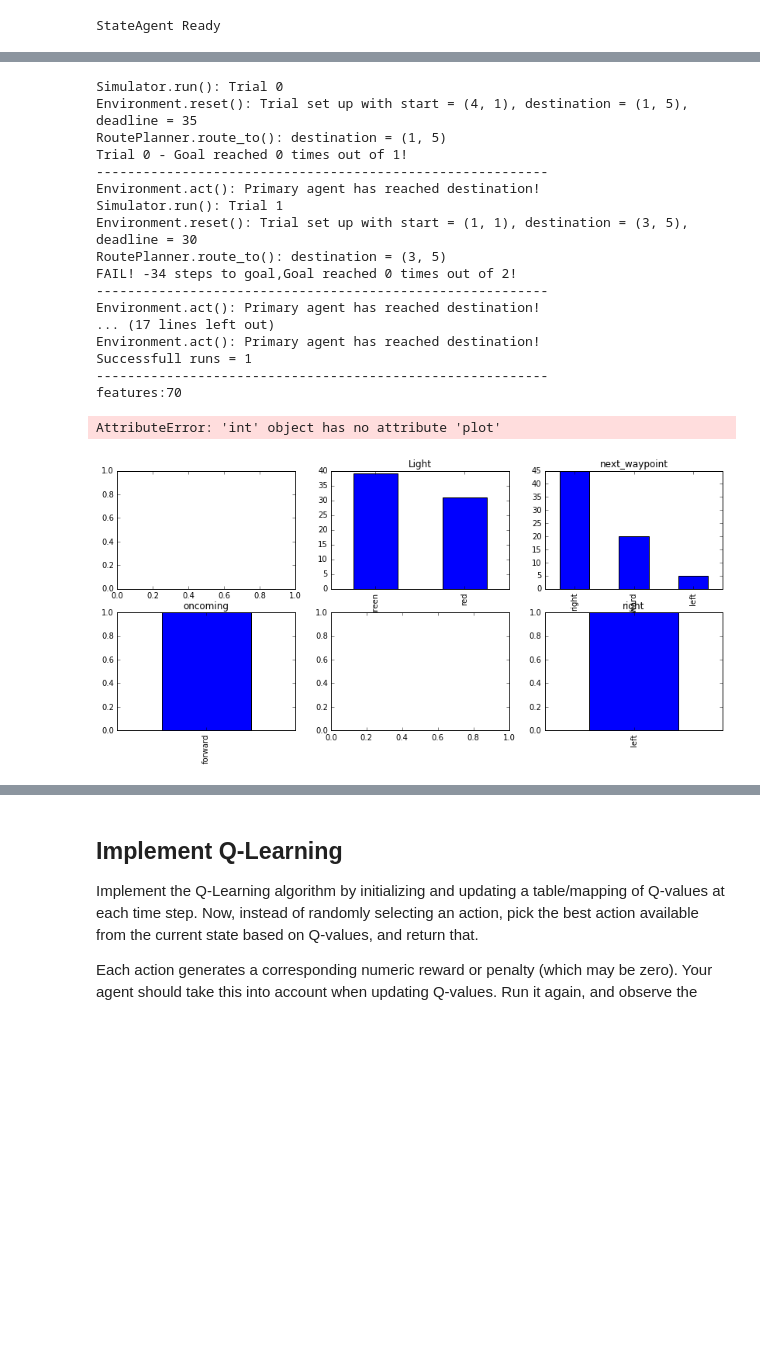
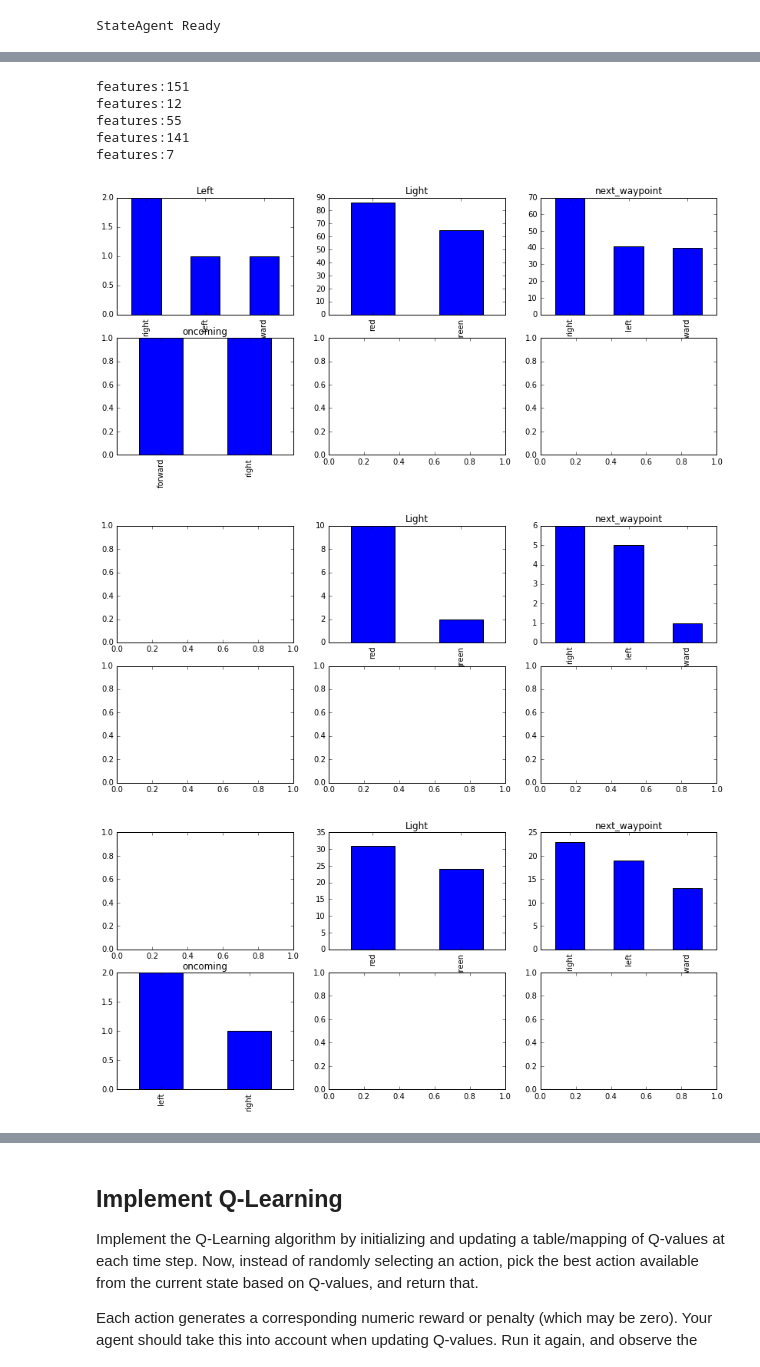
Before and after one commit to llathrop/smartcab, a Jupyter notebook: agent.ipynb, the cells around one changed output, grey strips where cells are left out. Drawn from its saved outputs; the diff is of its cells as text; code cells hidden in the pictures; blank space fills up the shorter version.

Commit message:
feat: new cell for each chart type, new chart for deadline per run

```diff
--- a/agent.ipynb
+++ b/agent.ipynb
@@ -211,54 +232,41 @@ StateAgent Ready
 # %%
-stateFeatures=run(agentType=StateAgent,trials=5)
-
-#stateFeatures.next_waypoint
-
+# display the feedback from the prior run
 import matplotlib.pyplot as plt
 
+all_deadlines=[]
 for f in stateFeatures:
-    print "features:{}\n".format(len(f))
+    print "features:{}".format(len(f))
     #print f.head(5)
     fig, axes = plt.subplots(nrows=2, ncols=3,figsize=(14,6))
 
     try:
         pd.value_counts(f.left.ravel()).plot(kind='bar', title="Left",ax=axes[0,0])
     except:
         pass
     try:
         pd.value_counts(f.light.ravel()).plot(kind='bar', title="Light",ax=axes[0,1])
     except:
         pass
     pd.value_counts(f.next_waypoint.ravel()).plot(kind='bar', title="next_waypoint",ax=axes[0,2])
     try:
         pd.value_counts(f.oncoming.ravel()).plot(kind='bar', title="oncoming",ax=axes[1,0])
     except:
         pass
     try:
         pd.value_counts(f.right.ravel()).plot(kind='bar', title="right",ax=axes[1,2])
     except:
         pass
 
-    print f.deadline.ravel().min()
+    all_deadlines.append(f.deadline.ravel().min())
 
-    fig.title= "test"
+    fig.title= "features:{}".format(len(f))
     fig.show()
 # %% [output]
-Simulator.run(): Trial 0
-Environment.reset(): Trial set up with start = (4, 1), destination = (1, 5), deadline = 35
-RoutePlanner.route_to(): destination = (1, 5)
-Trial 0 - Goal reached 0 times out of 1!
-----------------------------------------------------------
-Environment.act(): Primary agent has reached destination!
-Simulator.run(): Trial 1
-Environment.reset(): Trial set up with start = (1, 1), destination = (3, 5), deadline = 30
-RoutePlanner.route_to(): destination = (3, 5)
-FAIL! -34 steps to goal,Goal reached 0 times out of 2!
-----------------------------------------------------------
-Environment.act(): Primary agent has reached destination!
-... (17 lines left out)
-Environment.act(): Primary agent has reached destination!
-Successfull runs = 1
-----------------------------------------------------------
-features:70
+features:151
+features:12
+features:55
+features:141
+features:7
-AttributeError: 'int' object has no attribute 'plot'
-[figure, old version]
+[figure, new version]
+[figure, added]
+[figure, added]
```
Also changed, not shown: parts of 5 cells of this notebook.
